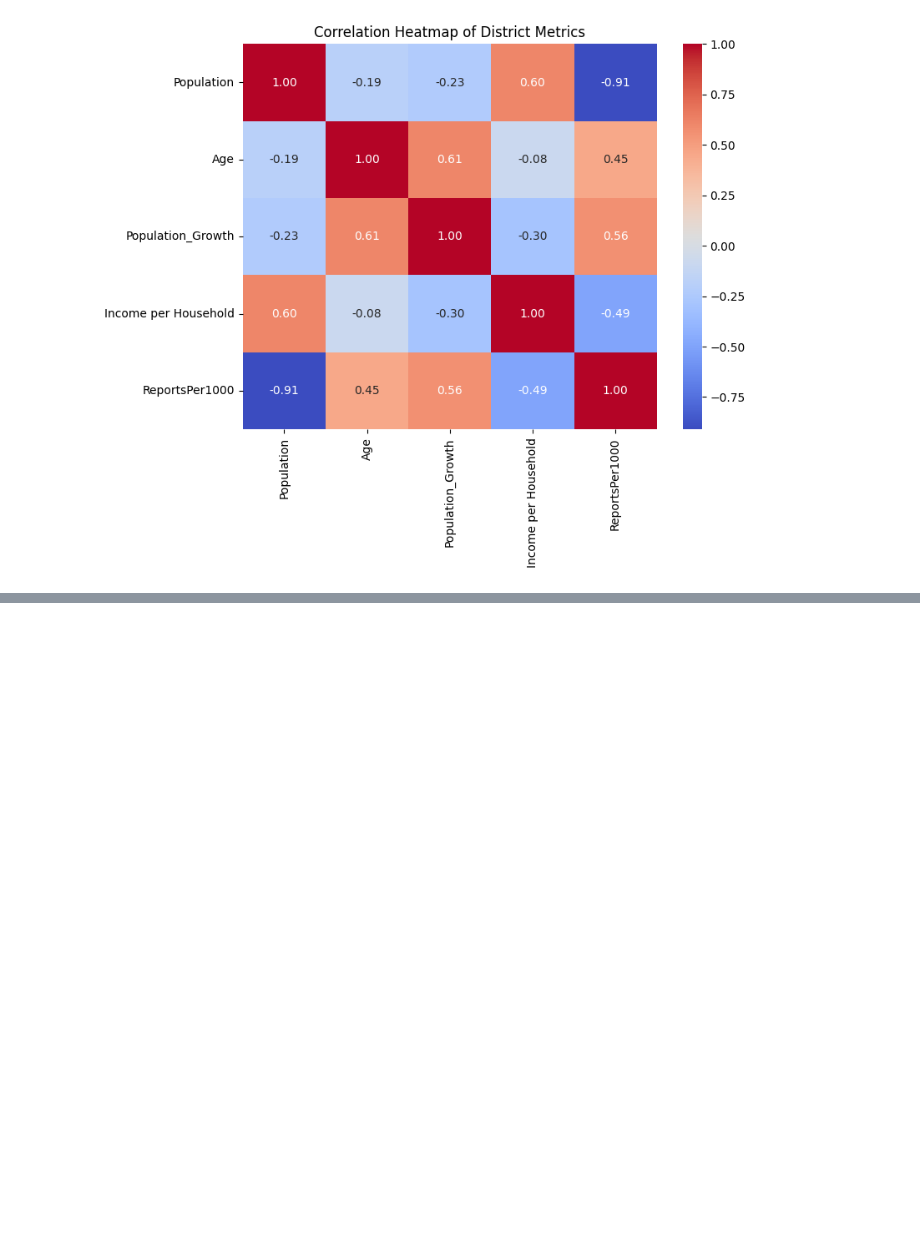
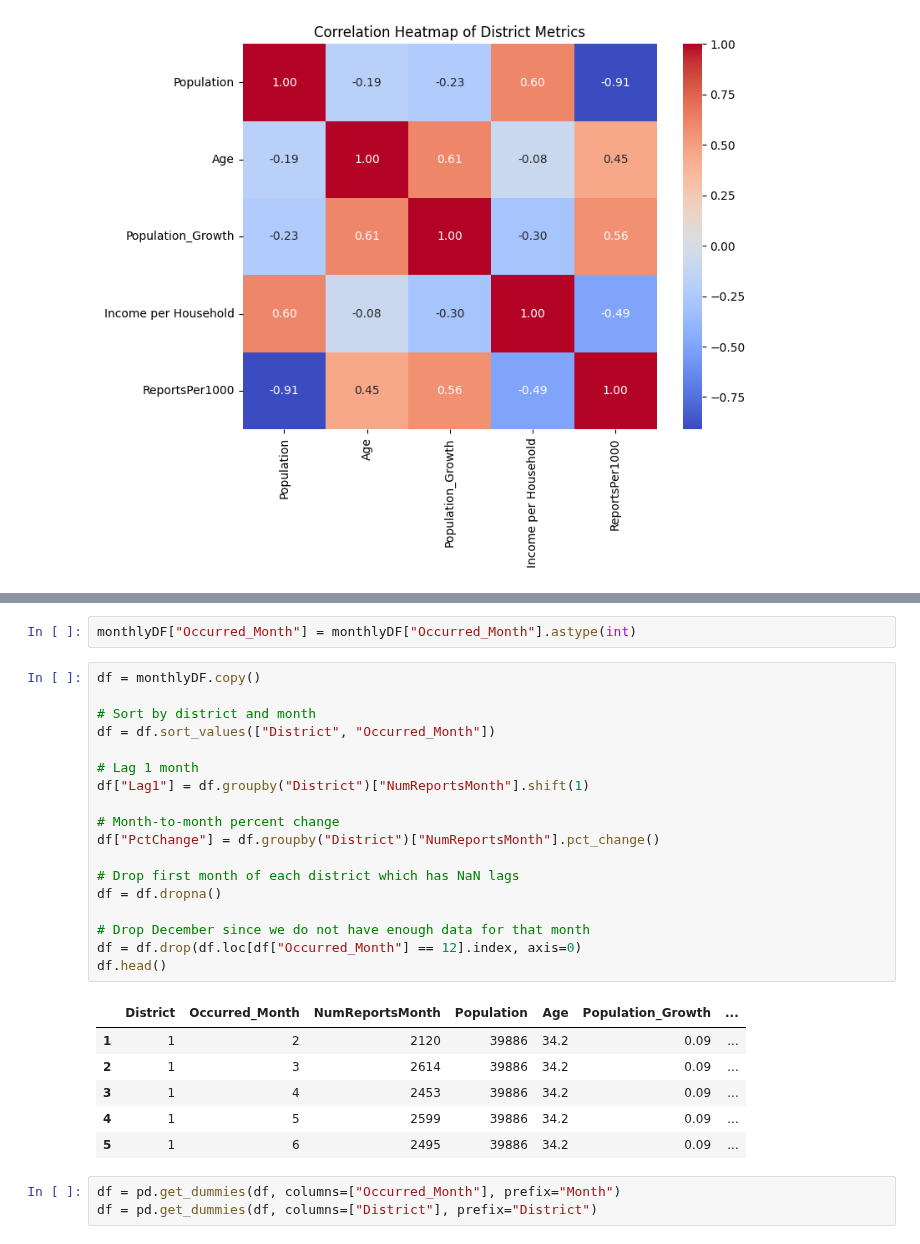
Before and after one commit to yarbschris/ds-final, a Jupyter notebook: finalProject.ipynb, the cells around one changed output, grey strips where cells are left out. Cells and saved outputs as stored; diff of their text form; blank space fills up the shorter version.

```diff
--- a/finalProject.ipynb
+++ b/finalProject.ipynb
@@ -779,0 +798,30 @@ plt.show()
+# %%
+monthlyDF["Occurred_Month"] = monthlyDF["Occurred_Month"].astype(int)
+# %%
+df = monthlyDF.copy()
+
+# Sort by district and month
+df = df.sort_values(["District", "Occurred_Month"])
+
+# Lag 1 month
+df["Lag1"] = df.groupby("District")["NumReportsMonth"].shift(1)
+
+# Month-to-month percent change
+df["PctChange"] = df.groupby("District")["NumReportsMonth"].pct_change()
+
+# Drop first month of each district which has NaN lags
+df = df.dropna()
+
+# Drop December since we do not have enough data for that month
+df = df.drop(df.loc[df["Occurred_Month"] == 12].index, axis=0)
+df.head()
+# %% [output]
+|  | District | Occurred_Month | NumReportsMonth | Population | Age | Population_Growth | ... |
+| 1 | 1 | 2 | 2120 | 39886 | 34.2 | 0.09 | ... |
+| 2 | 1 | 3 | 2614 | 39886 | 34.2 | 0.09 | ... |
+| 3 | 1 | 4 | 2453 | 39886 | 34.2 | 0.09 | ... |
+| 4 | 1 | 5 | 2599 | 39886 | 34.2 | 0.09 | ... |
+| 5 | 1 | 6 | 2495 | 39886 | 34.2 | 0.09 | ... |
+# %%
+df = pd.get_dummies(df, columns=["Occurred_Month"], prefix="Month")
+df = pd.get_dummies(df, columns=["District"], prefix="District")
```
Also changed, not shown: parts of 8 cells of this notebook.
